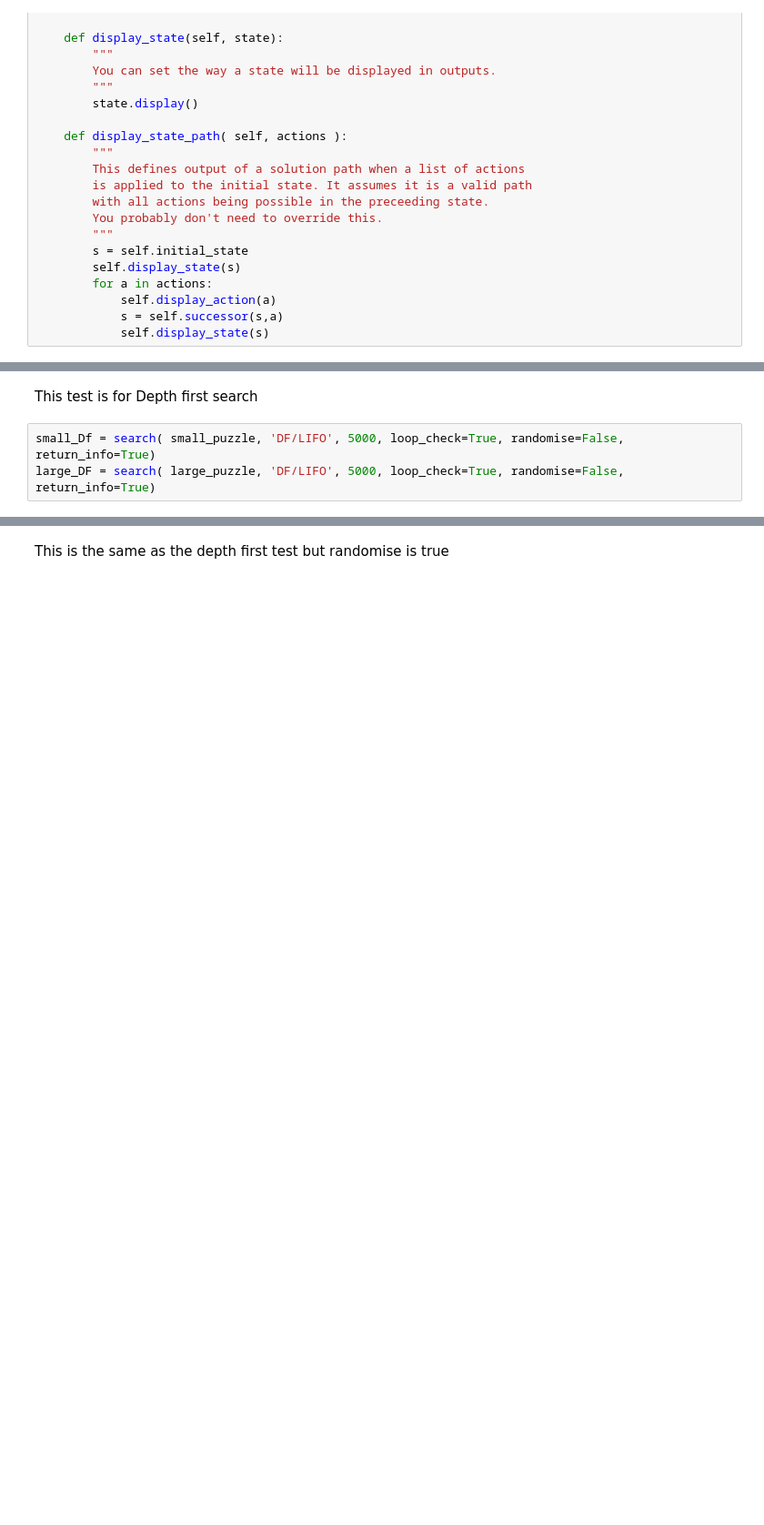
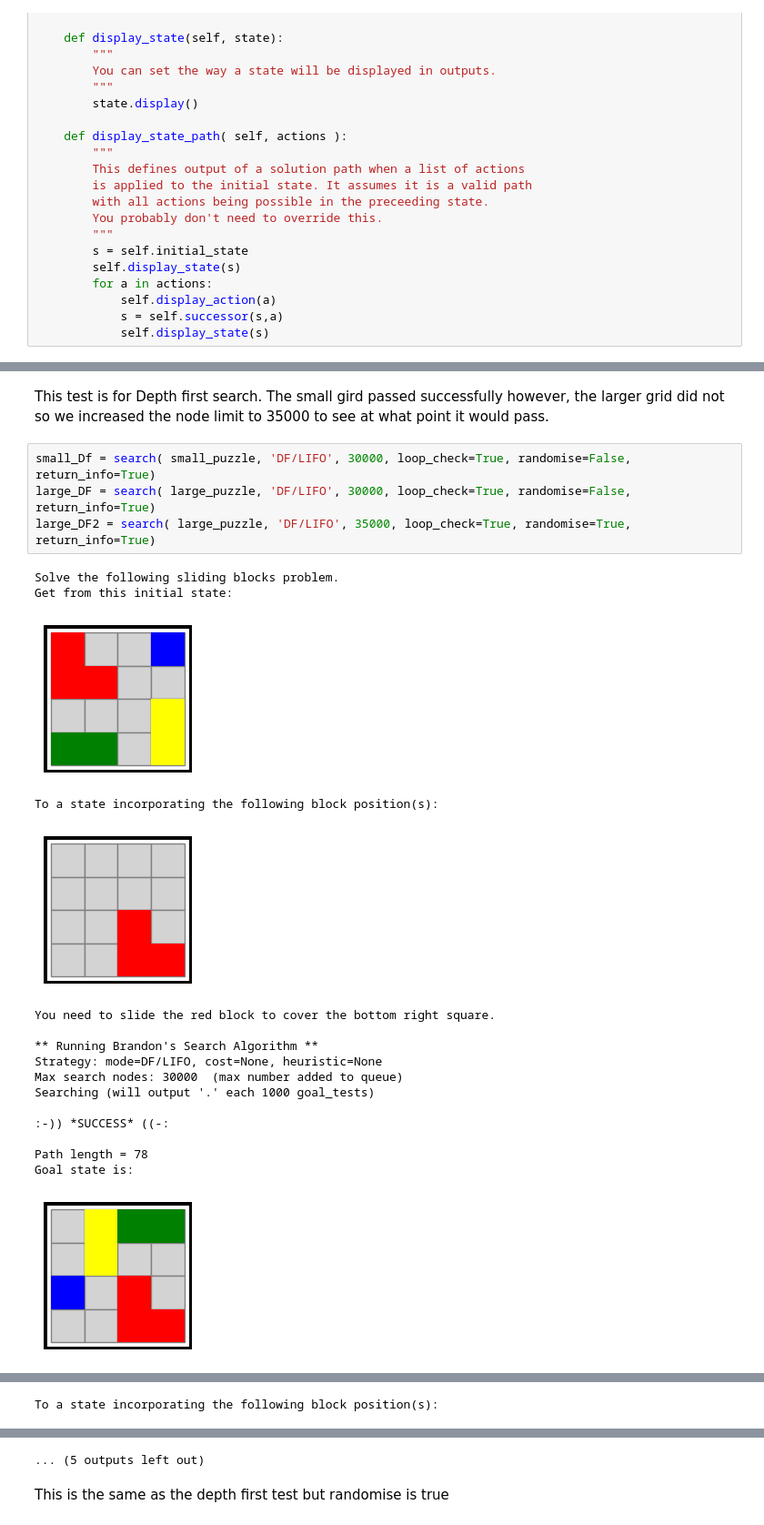
Before and after one commit to DarshanSajeev/COMP2611, a Jupyter notebook: report.ipynb, the cells around one changed output, grey strips where cells are left out. Shown at 91% size. Drawn from its saved outputs; the diff is of its cells as text; blank space fills up the shorter version.

```diff
--- a/report.ipynb
+++ b/report.ipynb
@@ -251,5 +329,24 @@ large_search = search( large_puzzle, 'BF/FIFO', 5000, loop_check=True, randomise
-# %% [markdown]
-This test is for Depth first search
+# %% [markdown]
+This test is for Depth first search. The small gird passed successfully however, the larger grid did not so we increased the node limit to 35000 to see at what point it would pass.
 # %%
-small_Df = search( small_puzzle, 'DF/LIFO', 5000, loop_check=True, randomise=False, return_info=True)
-large_DF = search( large_puzzle, 'DF/LIFO', 5000, loop_check=True, randomise=False, return_info=True)
+small_Df = search( small_puzzle, 'DF/LIFO', 30000, loop_check=True, randomise=False, return_info=True)
+large_DF = search( large_puzzle, 'DF/LIFO', 30000, loop_check=True, randomise=False, return_info=True)
+large_DF2 = search( large_puzzle, 'DF/LIFO', 35000, loop_check=True, randomise=True, return_info=True)
+# %% [output]
+Solve the following sliding blocks problem.
+Get from this initial state:
+[figure, added]
+To a state incorporating the following block position(s):
+[figure, added]
+You need to slide the red block to cover the bottom right square.
+
+** Running Brandon's Search Algorithm **
+Strategy: mode=DF/LIFO, cost=None, heuristic=None
+Max search nodes: 30000  (max number added to queue)
+Searching (will output '.' each 1000 goal_tests)
+
+:-)) *SUCCESS* ((-:
+
+Path length = 78
+Goal state is:
+[figure, added]
@@ -255,0 +371 @@ large_DF = search( large_puzzle, 'DF/LIFO', 5000, loop_check=True, randomise=Fal
+To a state incorporating the following block position(s):
@@ -256,3 +391,4 @@ large_DF = search( large_puzzle, 'DF/LIFO', 5000, loop_check=True, randomise=Fal
+... (5 outputs left out)
 # %% [markdown]
 This is the same as the depth first test but randomise is true
 # %%
```
Also changed, not shown: parts of 16 cells of this notebook, 1 other file.
